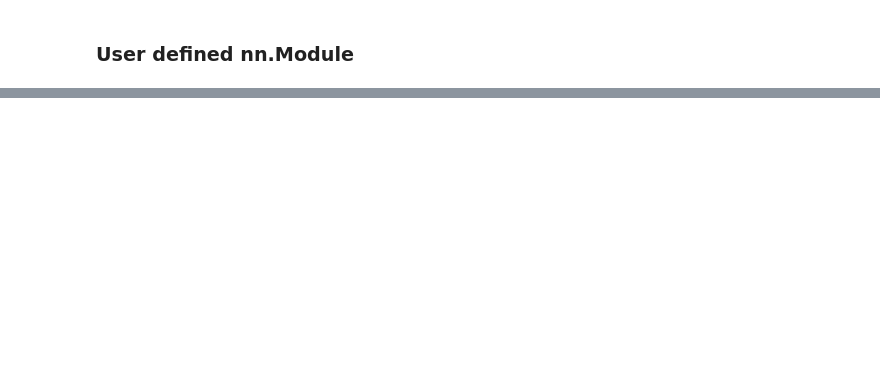
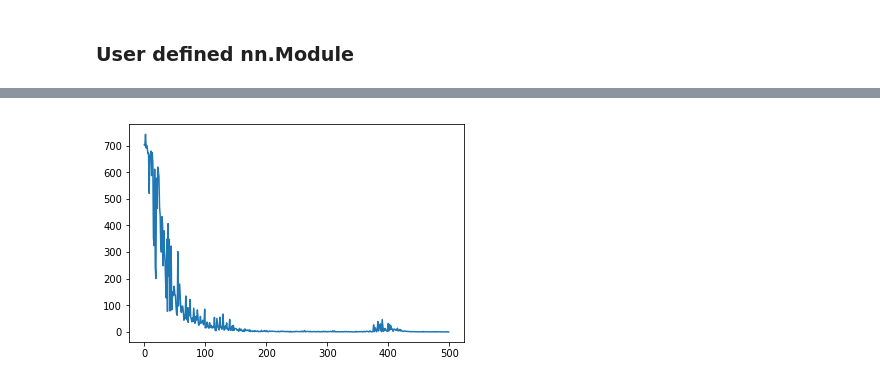
Before and after one commit to wogns3623/random_things, a Jupyter notebook: python/pytorch/neural_net.ipynb, the cells around one changed output, grey strips where cells are left out. Saved outputs shown, nothing was run; the diff lists cells and outputs as text; code cells hidden in the pictures; blank space fills up the shorter version.

```diff
--- a/python/pytorch/neural_net.ipynb
+++ b/python/pytorch/neural_net.ipynb
@@ -202,0 +202,43 @@ plt.show()
+# %%
+import random
+
+class DynamicNet(torch.nn.Module):
+    def __init__(self, D_in, H, D_out):
+        super(DynamicNet, self).__init__()
+        self.input_linear = torch.nn.Linear(D_in, H)
+        self.middle_linear = torch.nn.Linear(H, H)
+        self.output_linear = torch.nn.Linear(H, D_out)
+
+    def forward(self, x):
+        h_relu = self.input_linear(x).clamp(min=0)
+        for _ in range(random.randint(0, 3)):
+            h_relu = self.middle_linear(h_relu).clamp(min=0)
+        y_pred = self.output_linear(h_relu)
+        return y_pred
+
+k, N, D_in, H, D_out = 500, 64, 1000, 100, 10
+
+x = torch.randn(N, D_in)
+y = torch.randn(N, D_out)
+
+learning_rate = 1e-4
+loss_arr = torch.empty(k)
+
+model = DynamicNet(D_in, H, D_out)
+
+criterion = torch.nn.MSELoss(reduction='sum')
+optimizer = torch.optim.SGD(model.parameters(), lr=learning_rate, momentum=0.9)
+for i in range(500):
+    y_pred = model(x)
+
+    loss = criterion(y_pred, y)
+    loss_arr[i] = loss.item()
+
+    optimizer.zero_grad()
+    loss.backward()
+    optimizer.step()
+
+plt.plot(loss_arr)
+plt.show()
+# %% [output]
+[figure, added]
```
Also changed, not shown: parts of 5 cells of this notebook.
